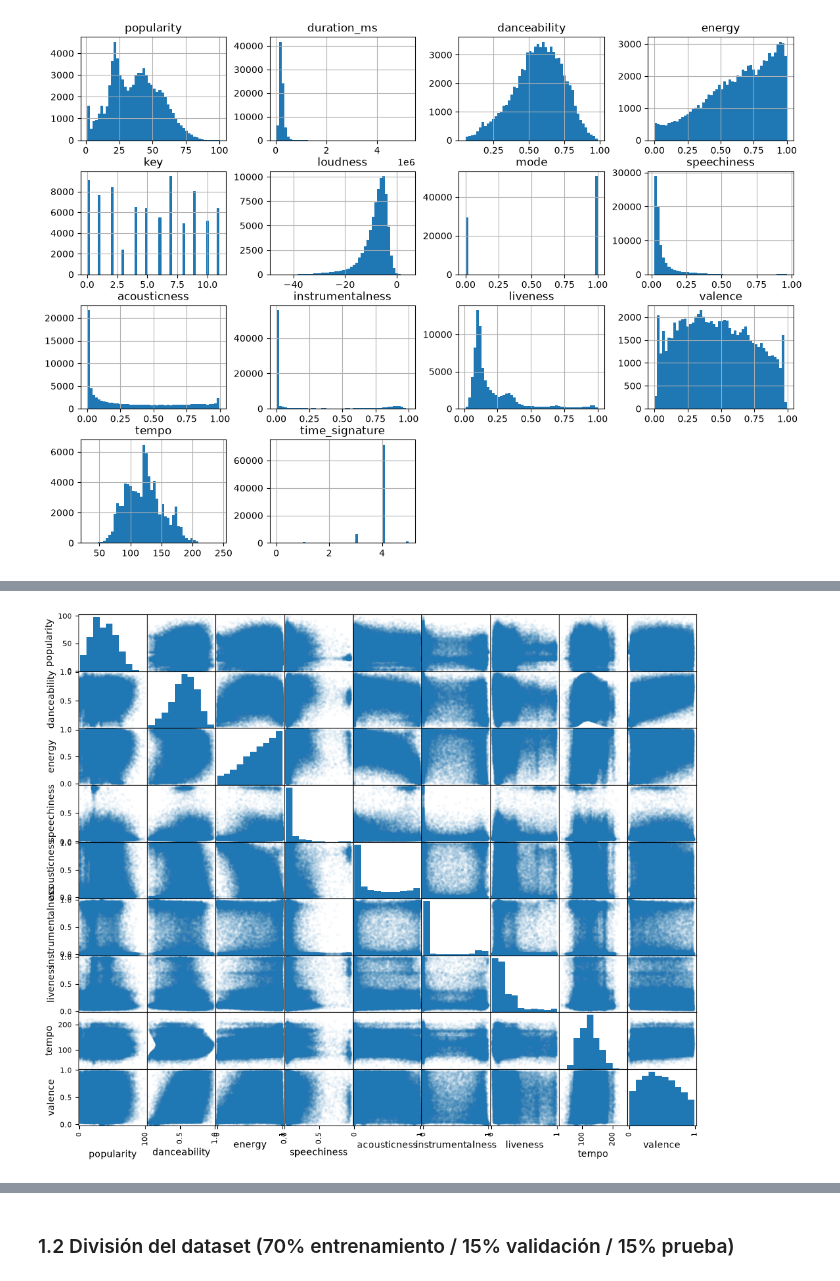
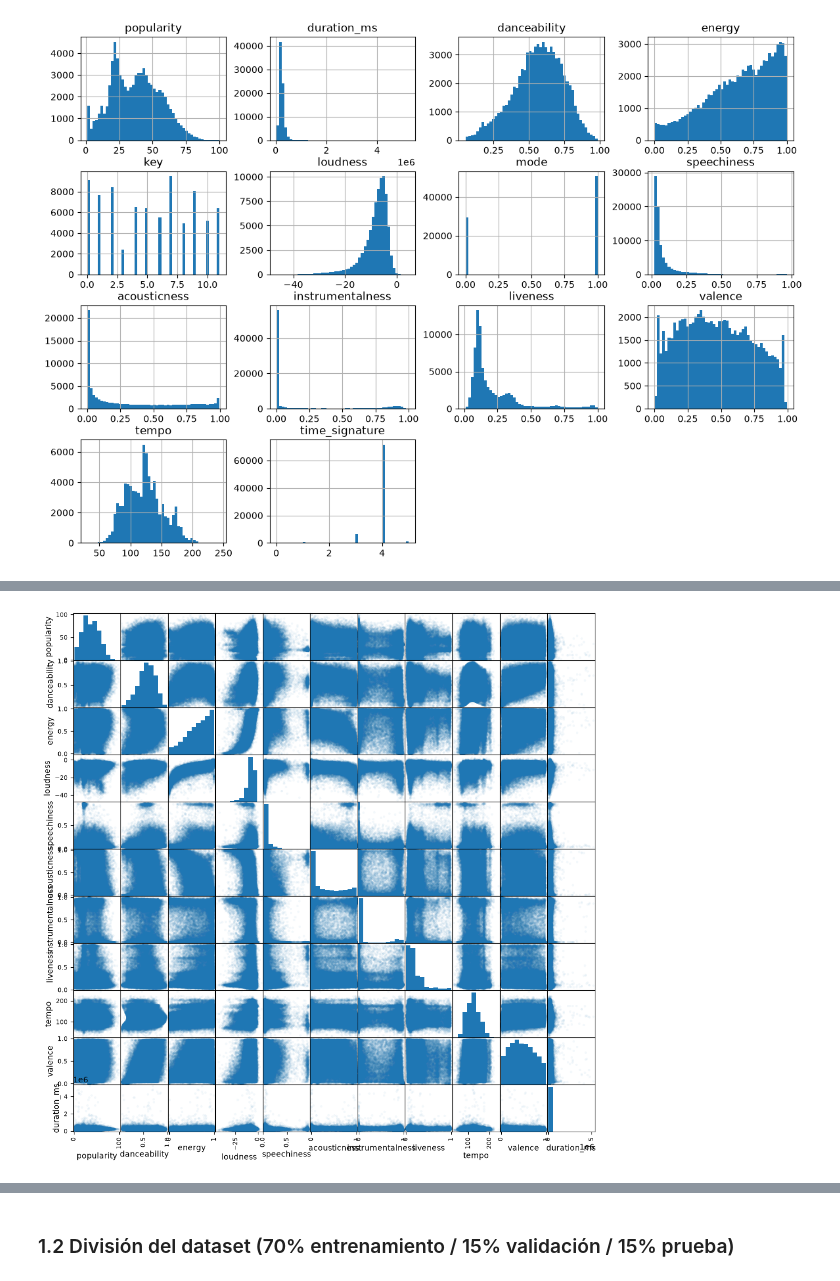
Before and after one commit to AH0106/Tarea2_IA, a Jupyter notebook: notebooks/tarea2.ipynb, the cells around one changed output, grey strips where cells are left out. Cells and saved outputs as stored; diff of their text form; code cells hidden in the pictures.

```diff
--- a/notebooks/tarea2.ipynb
+++ b/notebooks/tarea2.ipynb
@@ -175,18 +198,20 @@ plt.show()
 # %%
 
 # Eleccion de variables predictorias
 attributes = [
     'popularity',
     'danceability',
     'energy',
+    'loudness',
     'speechiness',
     'acousticness',
     'instrumentalness',
     'liveness',
     'tempo',
-    'valence'
+    'valence',
+    'duration_ms'
 ]
-scatter_matrix(df_clean[attributes], figsize=(12, 10), alpha=0.05)
+scatter_matrix(df_clean[attributes], figsize=(12, 12), alpha=0.05)
 plt.show()
 # %% [output]
-[figure, old version]
+[figure, new version]
```
Also changed, not shown: parts of 12 cells of this notebook.
